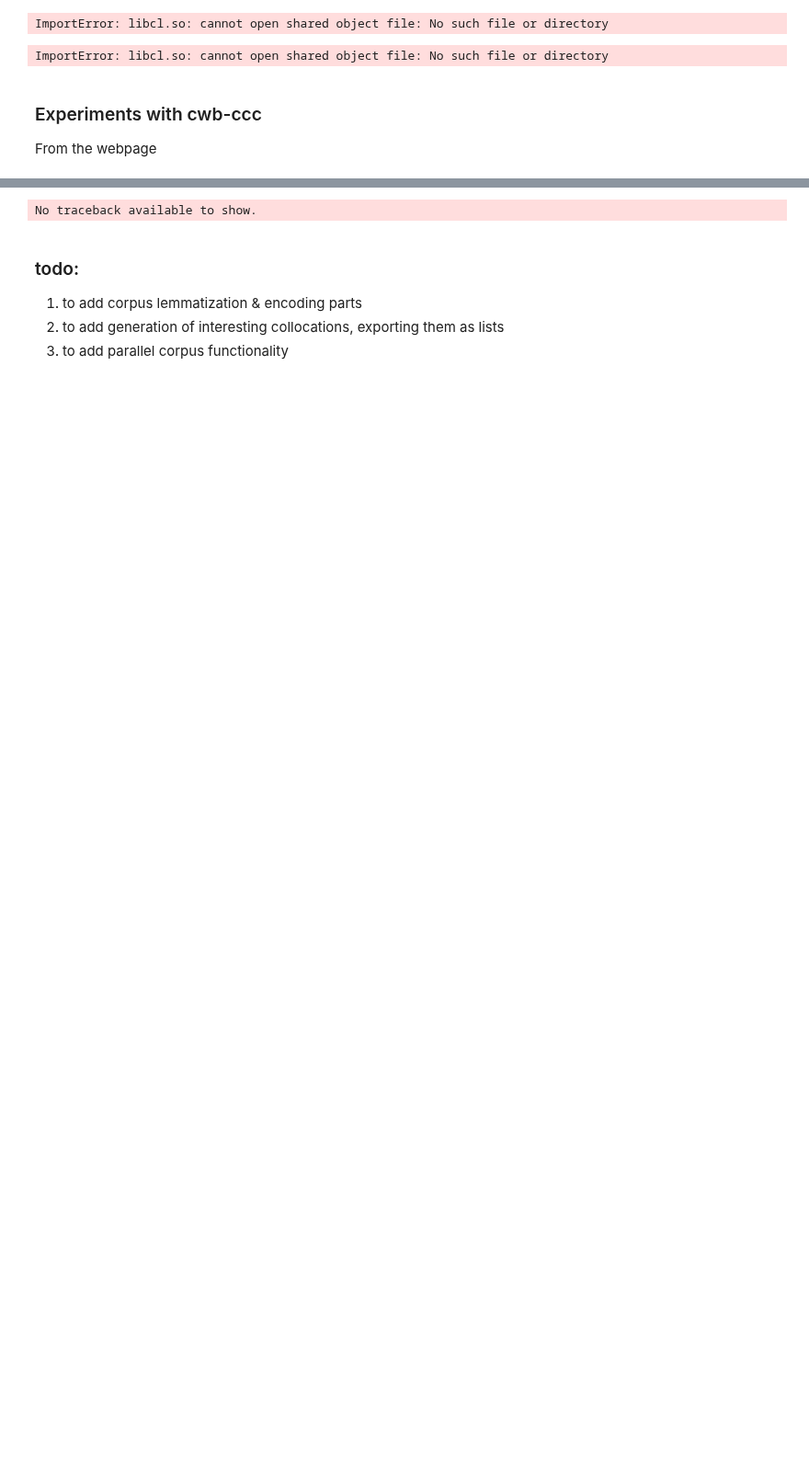
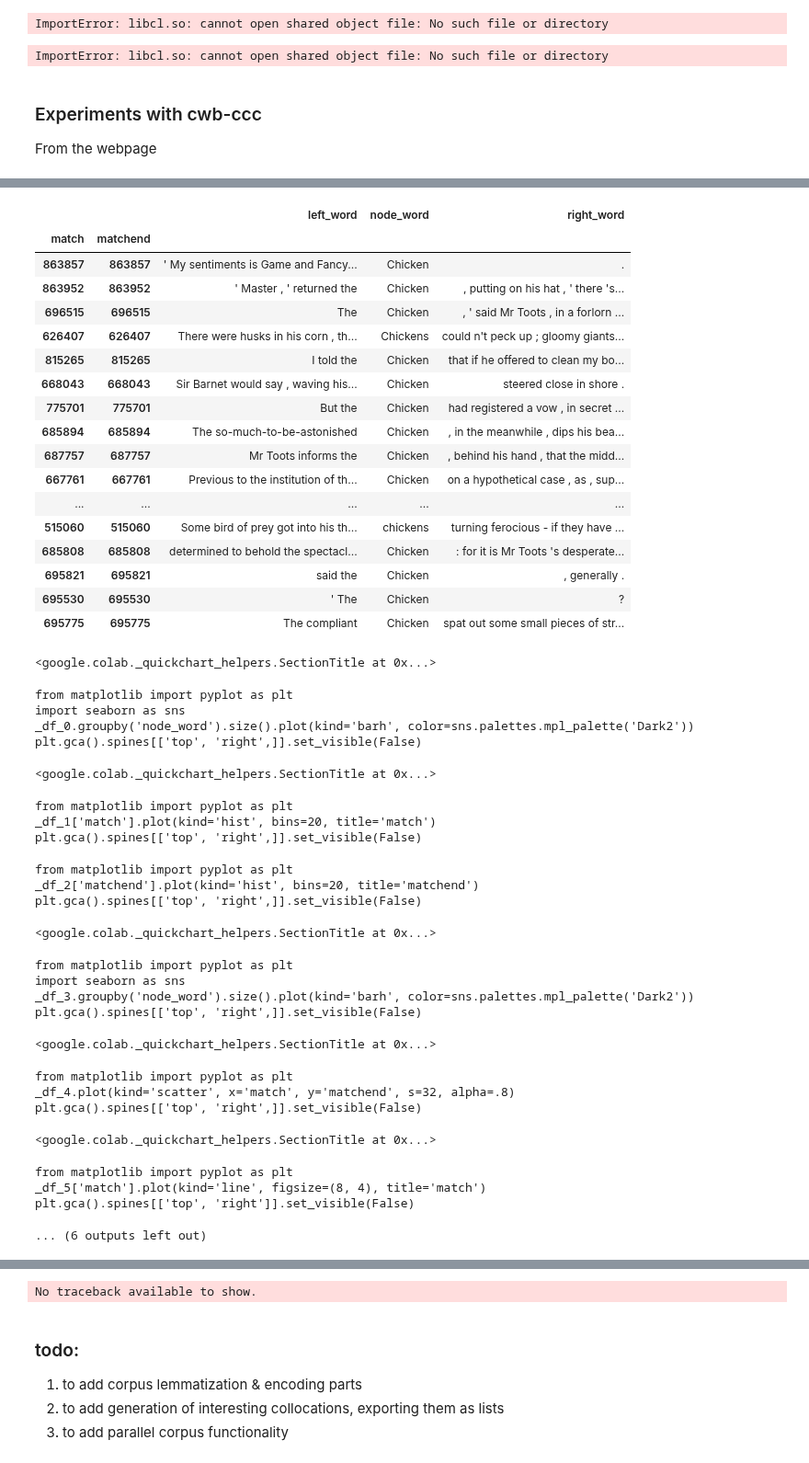
Before and after one commit to iued-uni-heidelberg/DAAD-Training-2021, a Jupyter notebook: cwb2024experimentsV10.ipynb, the cells around one changed output, grey strips where cells are left out. Shown at 92% size. Saved outputs shown, nothing was run; the diff lists cells and outputs as text; code cells hidden in the pictures; blank space fills up the shorter version.

```diff
--- a/cwb2024experimentsV10.ipynb
+++ b/cwb2024experimentsV10.ipynb
@@ -465,5 +499,5 @@ corpus = corpora.activate(corpus_name="DICKENS")
 from ccc import Corpus
 corpus = Corpus(
   corpus_name="DICKENS",
-  registry_path="/usr/local/share/cwb/registry/"
+  registry_dir="/usr/local/share/cwb/registry/"
 )
@@ -469,0 +509,2 @@ corpus = Corpus(
+# %%
+subcorpus = corpus.query('[lemma="chicken"]', context_break='s')
@@ -469,0 +523,47 @@ corpus = Corpus(
+# %%
+subcorpus.concordance(form='kwic', order='random')
+# %% [output]
+|  |  | left_word | node_word | right_word |
+| match | matchend |  |  |  |
+| 863857 | 863857 | ' My sentiments is Game and Fancy... | Chicken | . |
+| 863952 | 863952 | ' Master , ' returned the | Chicken | , putting on his hat , ' there 's... |
+| 696515 | 696515 | The | Chicken | , ' said Mr Toots , in a forlorn ... |
+| 626407 | 626407 | There were husks in his corn , th... | Chickens | could n't peck up ; gloomy giants... |
+| 815265 | 815265 | I told the | Chicken | that if he offered to clean my bo... |
+| 668043 | 668043 | Sir Barnet would say , waving his... | Chicken | steered close in shore . |
+| 775701 | 775701 | But the | Chicken | had registered a vow , in secret ... |
+| 685894 | 685894 | The so-much-to-be-astonished | Chicken | , in the meanwhile , dips his bea... |
+| 687757 | 687757 | Mr Toots informs the | Chicken | , behind his hand , that the midd... |
+| 667761 | 667761 | Previous to the institution of th... | Chicken | on a hypothetical case , as , sup... |
+| ... | ... | ... | ... | ... |
+| 515060 | 515060 | Some bird of prey got into his th... | chickens | turning ferocious - if they have ... |
+| 685808 | 685808 | determined to behold the spectacl... | Chicken | : for it is Mr Toots 's desperate... |
+| 695821 | 695821 | said the | Chicken | , generally . |
+| 695530 | 695530 | ' The | Chicken | ? |
+| 695775 | 695775 | The compliant | Chicken | spat out some small pieces of str... |
+<google.colab._quickchart_helpers.SectionTitle at 0x...>
+from matplotlib import pyplot as plt
+import seaborn as sns
+_df_0.groupby('node_word').size().plot(kind='barh', color=sns.palettes.mpl_palette('Dark2'))
+plt.gca().spines[['top', 'right',]].set_visible(False)
+<google.colab._quickchart_helpers.SectionTitle at 0x...>
+from matplotlib import pyplot as plt
+_df_1['match'].plot(kind='hist', bins=20, title='match')
+plt.gca().spines[['top', 'right',]].set_visible(False)
+from matplotlib import pyplot as plt
+_df_2['matchend'].plot(kind='hist', bins=20, title='matchend')
+plt.gca().spines[['top', 'right',]].set_visible(False)
+<google.colab._quickchart_helpers.SectionTitle at 0x...>
+from matplotlib import pyplot as plt
+import seaborn as sns
+_df_3.groupby('node_word').size().plot(kind='barh', color=sns.palettes.mpl_palette('Dark2'))
+plt.gca().spines[['top', 'right',]].set_visible(False)
+<google.colab._quickchart_helpers.SectionTitle at 0x...>
+from matplotlib import pyplot as plt
+_df_4.plot(kind='scatter', x='match', y='matchend', s=32, alpha=.8)
+plt.gca().spines[['top', 'right',]].set_visible(False)
+<google.colab._quickchart_helpers.SectionTitle at 0x...>
+from matplotlib import pyplot as plt
+_df_5['match'].plot(kind='line', figsize=(8, 4), title='match')
+plt.gca().spines[['top', 'right']].set_visible(False)
+... (6 outputs left out)
```
Also changed, not shown: parts of 31 cells of this notebook.
